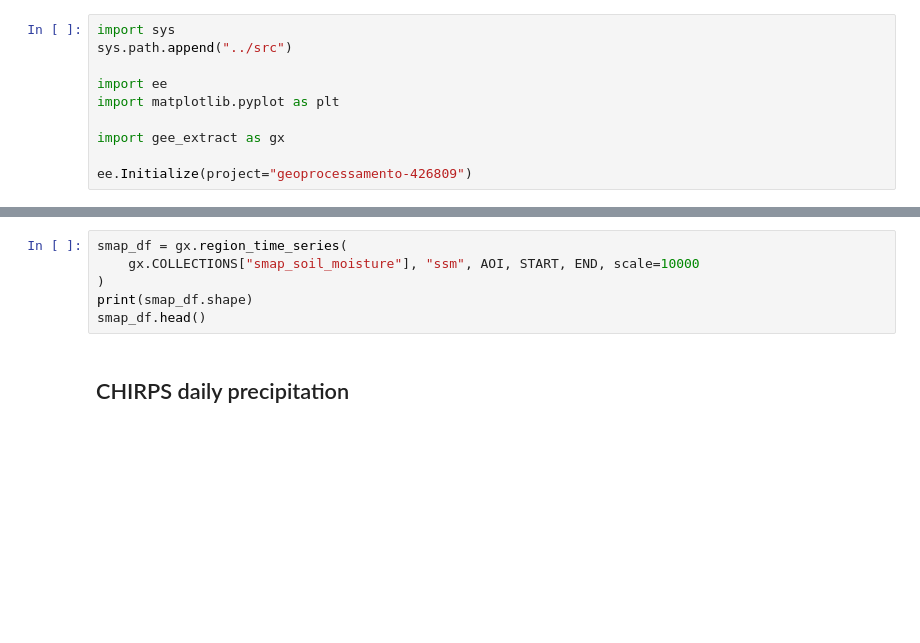
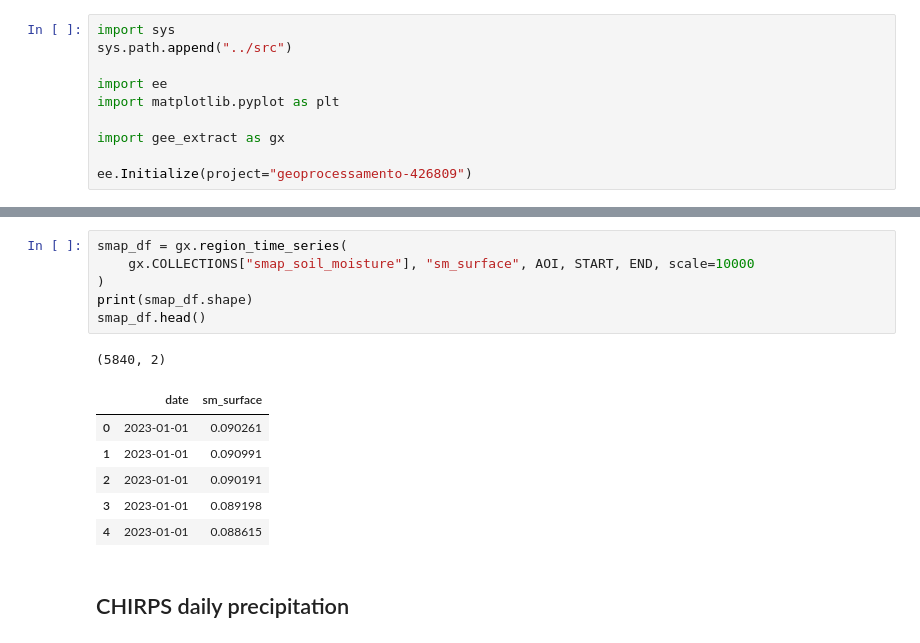
Before and after one commit to heltrakinho07/mz-drought-monitoring, a Jupyter notebook: notebooks/01_data_availability_check.ipynb, the cells around one changed output, grey strips where cells are left out. Cells and saved outputs as stored; diff of their text form; blank space fills up the shorter version.

```diff
--- a/notebooks/01_data_availability_check.ipynb
+++ b/notebooks/01_data_availability_check.ipynb
@@ -27,9 +30,17 @@ AOI = gx.GAZA_AOI
 # %%
 smap_df = gx.region_time_series(
-    gx.COLLECTIONS["smap_soil_moisture"], "ssm", AOI, START, END, scale=10000
+    gx.COLLECTIONS["smap_soil_moisture"], "sm_surface", AOI, START, END, scale=10000
 )
 print(smap_df.shape)
 smap_df.head()
+# %% [output]
+(5840, 2)
+|  | date | sm_surface |
+| 0 | 2023-01-01 | 0.090261 |
+| 1 | 2023-01-01 | 0.090991 |
+| 2 | 2023-01-01 | 0.090191 |
+| 3 | 2023-01-01 | 0.089198 |
+| 4 | 2023-01-01 | 0.088615 |
 # %% [markdown]
 ## CHIRPS daily precipitation
 # %%
```
Also changed, not shown: parts of 13 cells of this notebook, 1 other file.
